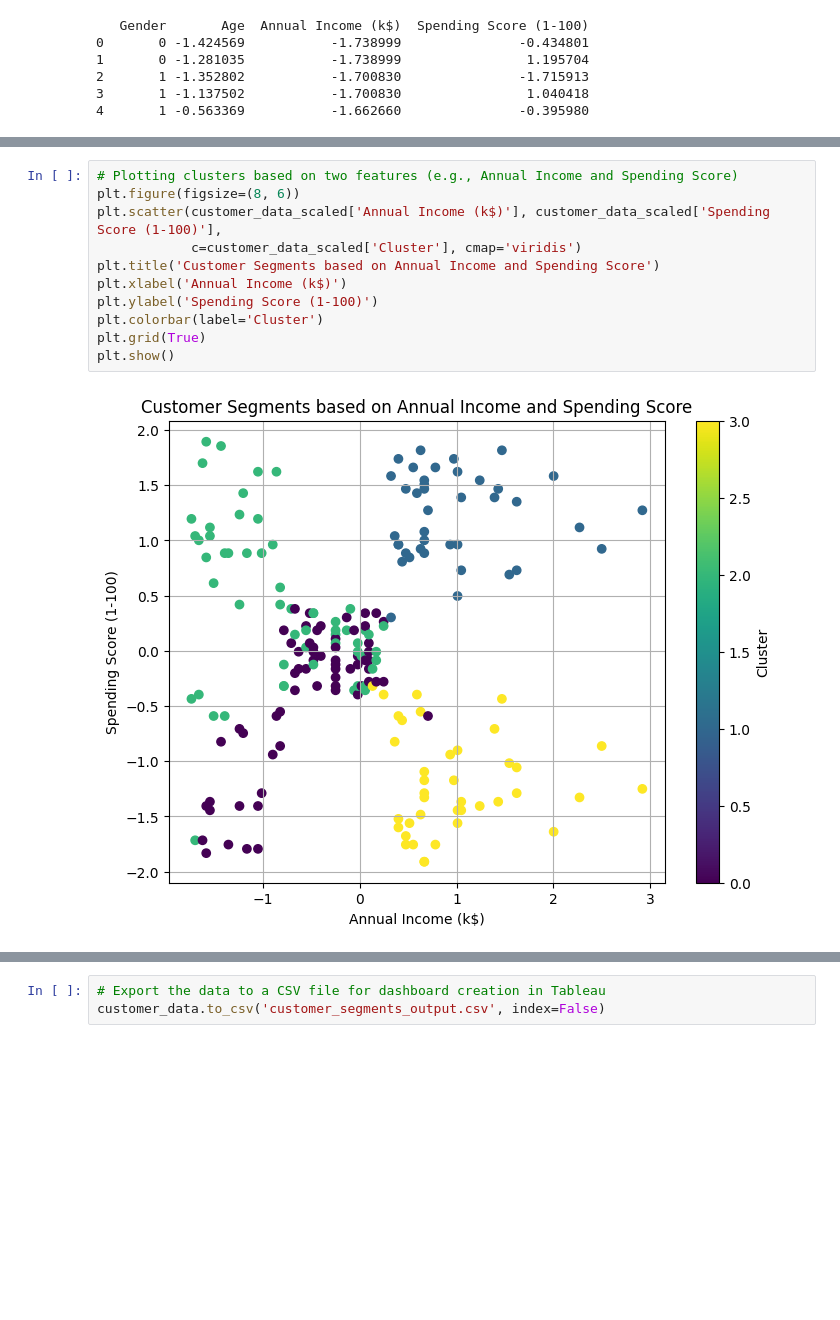
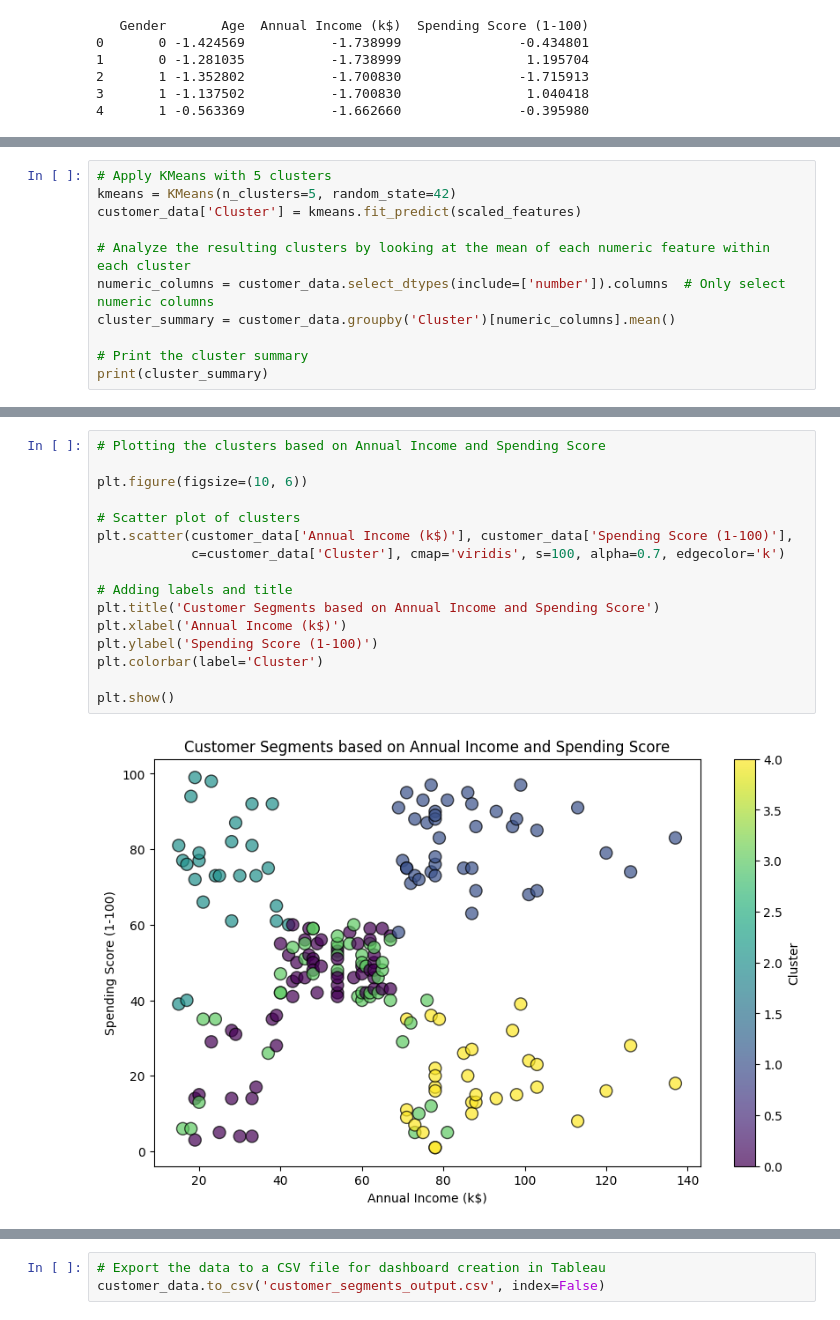
Before and after one commit to APape95/Customer-Segmentation-and-Recommendation-System, a Jupyter notebook: Customer Segmentation and Recommendation System.ipynb, the cells around one changed output, grey strips where cells are left out. Saved outputs shown, nothing was run; the diff lists cells and outputs as text; blank space fills up the shorter version.

```diff
--- a/Customer Segmentation and Recommendation System.ipynb
+++ b/Customer Segmentation and Recommendation System.ipynb
@@ -199,0 +222,11 @@ Cluster
+# %%
+# Apply KMeans with 5 clusters
+kmeans = KMeans(n_clusters=5, random_state=42)
+customer_data['Cluster'] = kmeans.fit_predict(scaled_features)
+
+# Analyze the resulting clusters by looking at the mean of each numeric feature within each cluster
+numeric_columns = customer_data.select_dtypes(include=['number']).columns  # Only select numeric columns
+cluster_summary = customer_data.groupby('Cluster')[numeric_columns].mean()
+
+# Print the cluster summary
+print(cluster_summary)
@@ -200,13 +261,18 @@ Cluster
 # %%
-# Plotting clusters based on two features (e.g., Annual Income and Spending Score)
-plt.figure(figsize=(8, 6))
-plt.scatter(customer_data_scaled['Annual Income (k$)'], customer_data_scaled['Spending Score (1-100)'],
-            c=customer_data_scaled['Cluster'], cmap='viridis')
+# Plotting the clusters based on Annual Income and Spending Score
+
+plt.figure(figsize=(10, 6))
+
+# Scatter plot of clusters
+plt.scatter(customer_data['Annual Income (k$)'], customer_data['Spending Score (1-100)'],
+            c=customer_data['Cluster'], cmap='viridis', s=100, alpha=0.7, edgecolor='k')
+
+# Adding labels and title
 plt.title('Customer Segments based on Annual Income and Spending Score')
 plt.xlabel('Annual Income (k$)')
 plt.ylabel('Spending Score (1-100)')
 plt.colorbar(label='Cluster')
-plt.grid(True)
+
 plt.show()
 # %% [output]
-[figure, old version]
+[figure, new version]
```
Also changed, not shown: parts of 14 cells of this notebook, 1 other file.
